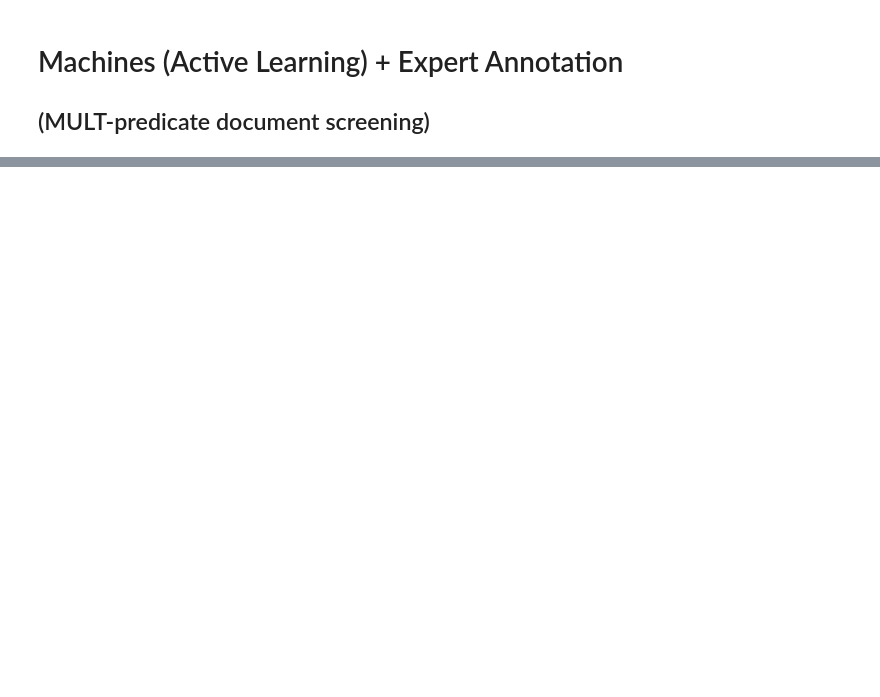
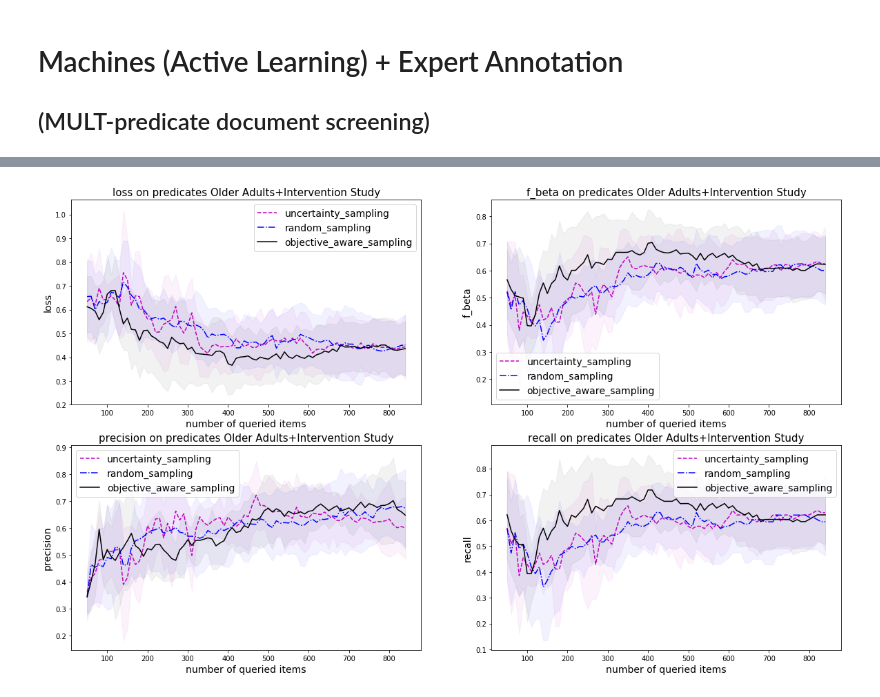
Before and after one commit to Evgeneus/Active-Hybrid-Classificatoin, a Jupyter notebook: machine_and_experts_annotate/notebooks/machines_and_experts.ipynb, the cells around one changed output, grey strips where cells are left out. Saved outputs shown, nothing was run; the diff lists cells and outputs as text; code cells hidden in the pictures; blank space fills up the shorter version.

```diff
--- a/machine_and_experts_annotate/notebooks/machines_and_experts.ipynb
+++ b/machine_and_experts_annotate/notebooks/machines_and_experts.ipynb
@@ -76,0 +73,6 @@ plot(file_name, pred)
+# %%
+pred = ['Older Adults', 'Intervention Study']
+file_name = 'loneliness-dataset-2018_thr07.csv'
+plot(file_name, pred)
+# %% [output]
+[figure, added]
```
Also changed, not shown: parts of 15 cells of this notebook, 10 other files.
